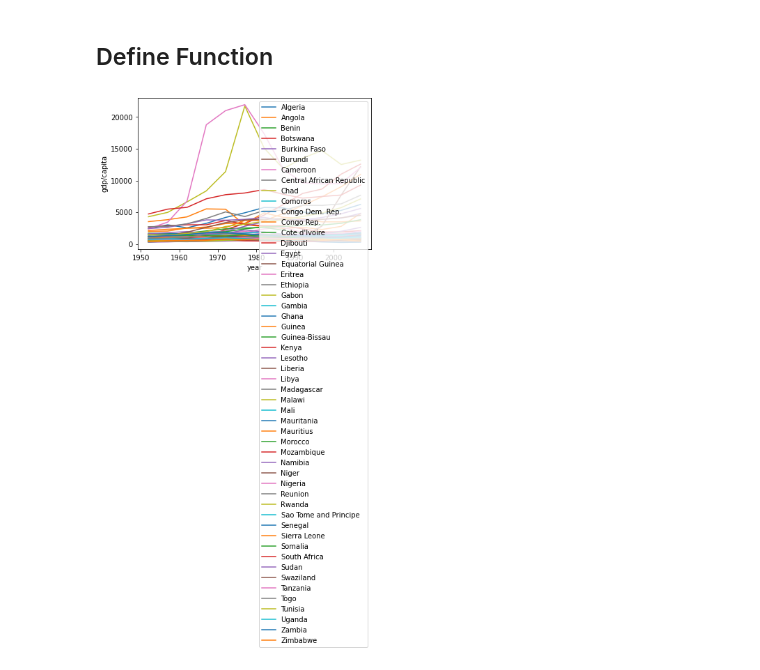
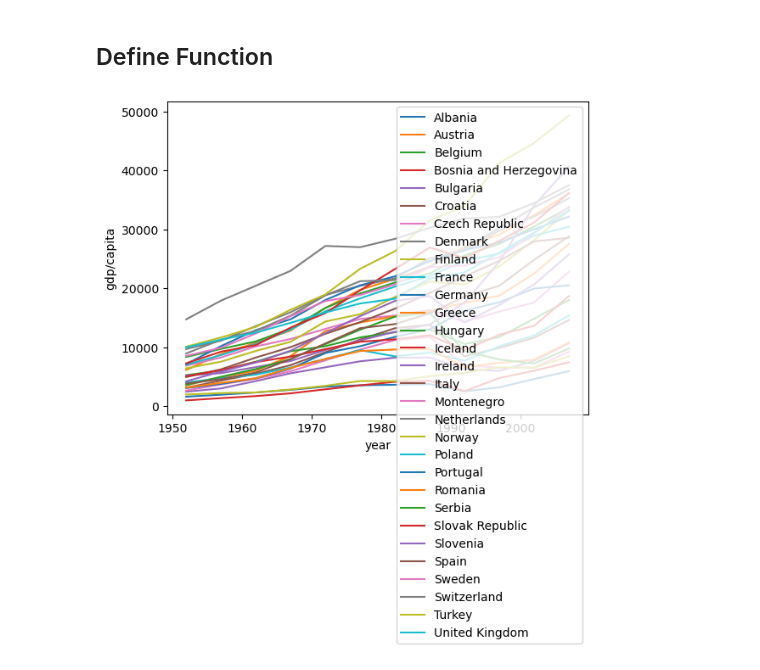
Before and after one commit to UMD-ENMA165-2025-Spring/readdata, a Jupyter notebook: plotfilefunction.ipynb, the cells around one changed output. Drawn from its saved outputs; the diff is of its cells as text; code cells hidden in the pictures.

```diff
--- a/plotfilefunction.ipynb
+++ b/plotfilefunction.ipynb
@@ -45,7 +45,7 @@ def plotregion(region_path):
     plt.ylabel("gdp/capita")
     plt.xlabel("year")
 # %%
-plotregion("data/gapminder_gdp_africa.csv")
+plotregion("data/gapminder_gdp_europe.csv")
 # %% [output]
-[figure, old version]
+[figure, new version]
 # %%
```
Also changed, not shown: parts of 5 cells of this notebook.
